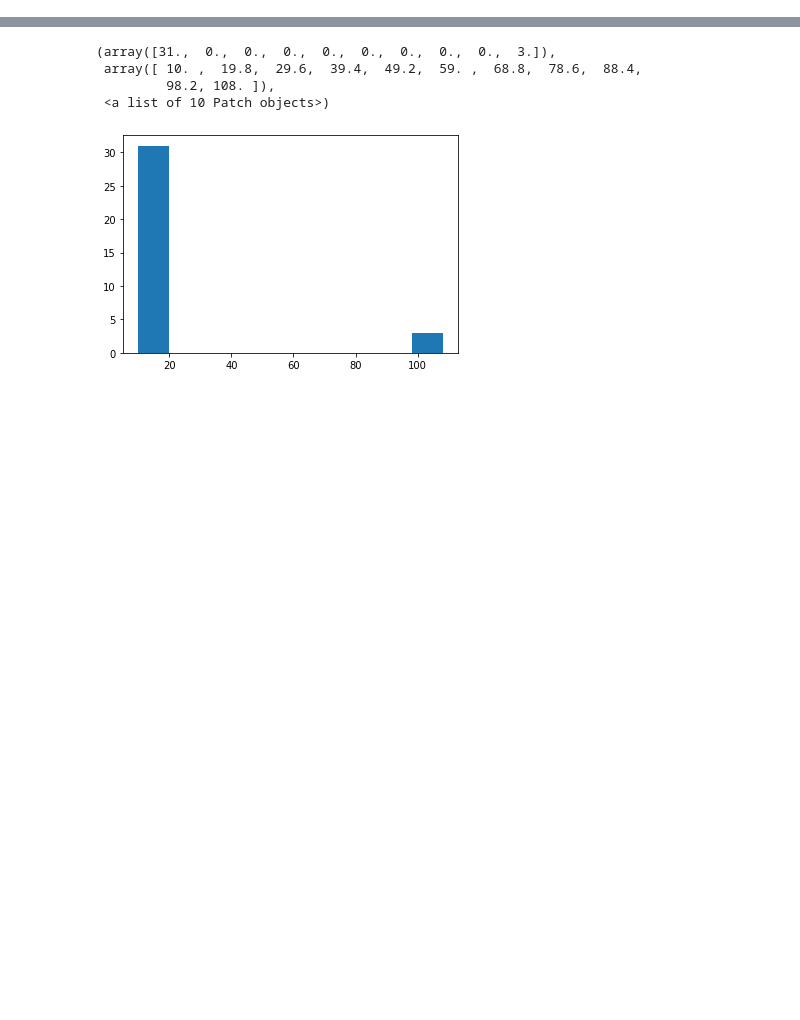
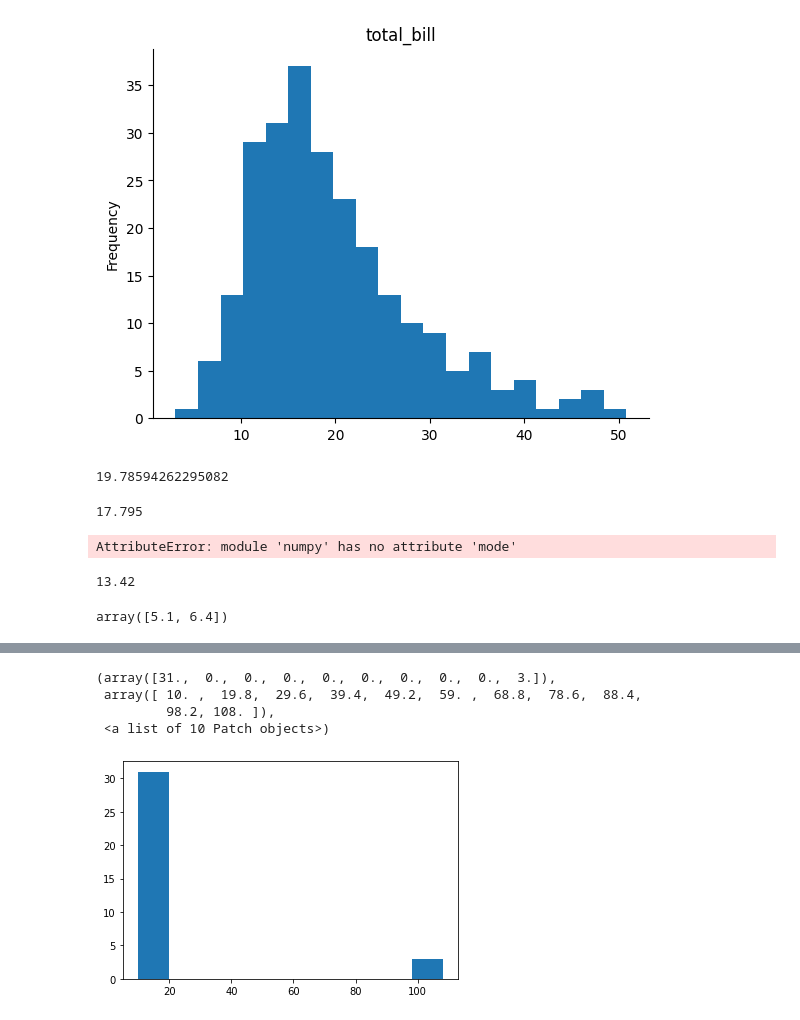
Before and after one commit to ZarinSaima333/CSE330-Numerical-Methods, a Jupyter notebook: Copy_of_Stats_Practicals.ipynb, the cells around one changed output, grey strips where cells are left out. Saved outputs shown, nothing was run; the diff lists cells and outputs as text; code cells hidden in the pictures; blank space fills up the shorter version.

```diff
--- a/Copy_of_Stats_Practicals.ipynb
+++ b/Copy_of_Stats_Practicals.ipynb
@@ -4,0 +10,3 @@
+# %%
+#mean, meadian, mode
+df=sns.load_dataset("tips")
@@ -4,0 +22,28 @@
+# %%
+# @title total_bill
+
+from matplotlib import pyplot as plt
+df['total_bill'].plot(kind='hist', bins=20, title='total_bill')
+plt.gca().spines[['top', 'right',]].set_visible(False)
+# %% [output]
+[figure, added]
+# %%
+np.mean(df["total_bill"])
+# %% [output]
+19.78594262295082
+# %%
+np.median(df["total_bill"])
+# %% [output]
+17.795
+# %%
+np.mode(df["total_bill"]) #numpy does not have a mode func
+# %% [output]
+AttributeError: module 'numpy' has no attribute 'mode'
+# %%
+statistics.mode(df["total_bill"])
+# %% [output]
+13.42
+# %%
+np.percentile(df1["sepal_length"],[25,75])
+# %% [output]
+array([5.1, 6.4])
```
Also changed, not shown: parts of 10 cells of this notebook.
